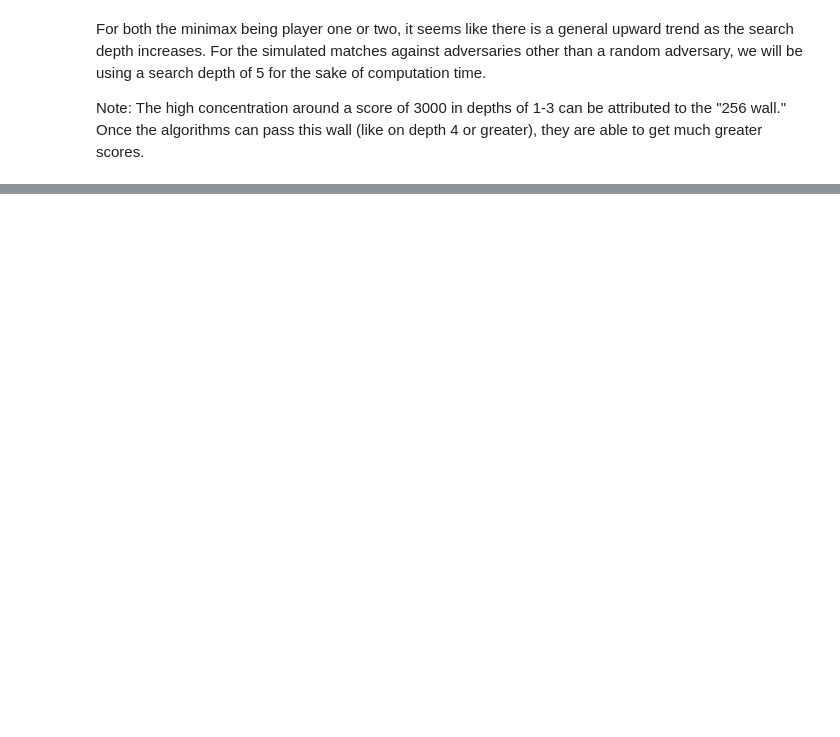
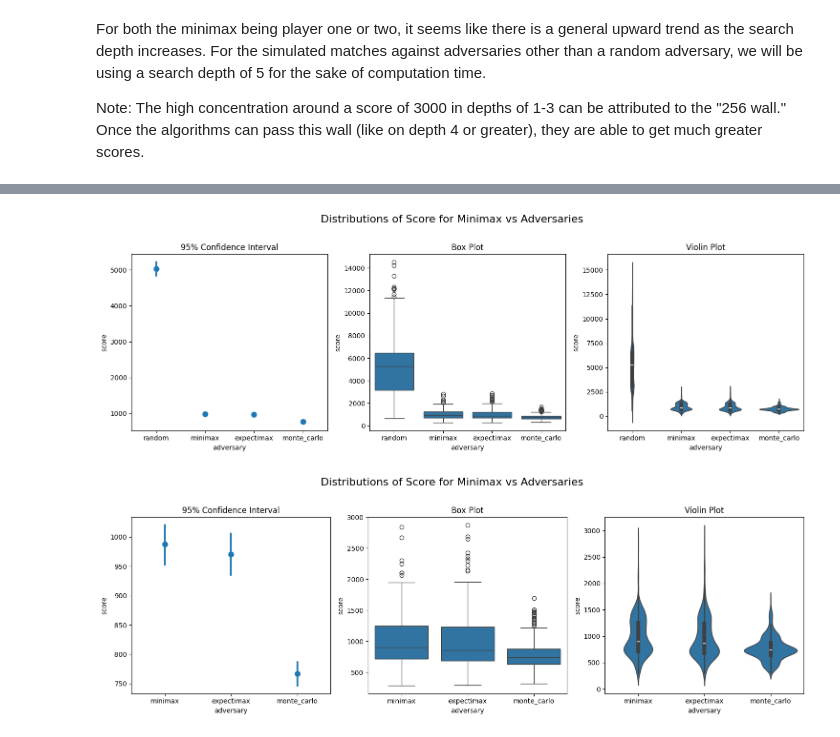
Before and after one commit to Saoski/adversarial2048, a Jupyter notebook: analysis/data_analysis.ipynb, the cells around one changed output, grey strips where cells are left out. Cells and saved outputs as stored; diff of their text form; code cells hidden in the pictures; blank space fills up the shorter version.

```diff
--- a/analysis/data_analysis.ipynb
+++ b/analysis/data_analysis.ipynb
@@ -44,0 +44,4 @@ df.groupby('depth')['execution_time'].mean()
+# %%
+minimax_df: DataFrame = read_minimax_vs_adversary_data()
+print(minimax_df.columns)
+minimax_df.describe()
@@ -44,0 +61,22 @@ df.groupby('depth')['execution_time'].mean()
+# %%
+# Compare average scores for each adversary
+make_cat_plots(
+    data=minimax_df,
+    x="adversary",
+    y="score",
+    title="Distributions of Score for Minimax vs Adversaries",
+    linestyles="",
+    ci=95
+)
+
+make_cat_plots(
+    data=minimax_df[~(minimax_df["adversary"] == "random")],
+    x="adversary",
+    y="score",
+    title="Distributions of Score for Minimax vs Adversaries",
+    linestyles="",
+    ci=95
+)
+# %% [output]
+[figure, added]
+[figure, added]
```
Also changed, not shown: parts of 7 cells of this notebook, 1 other file.
